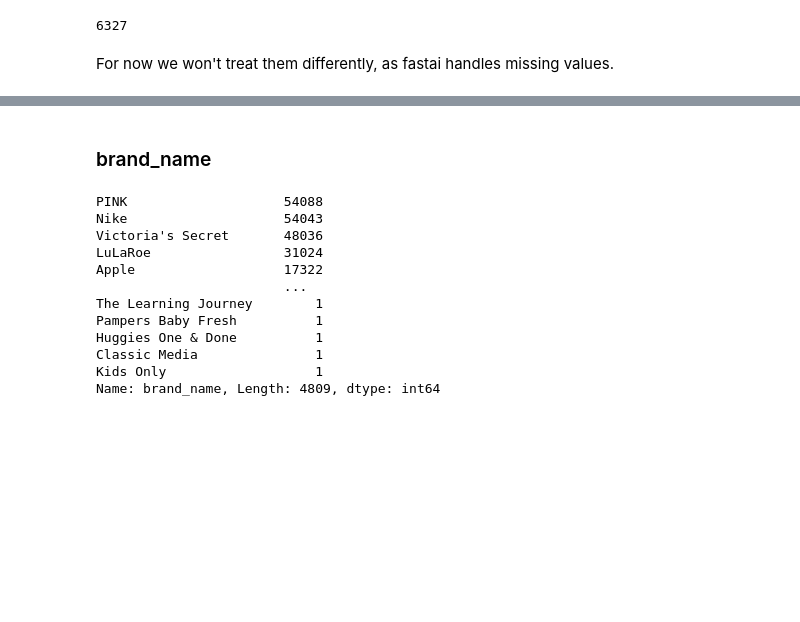
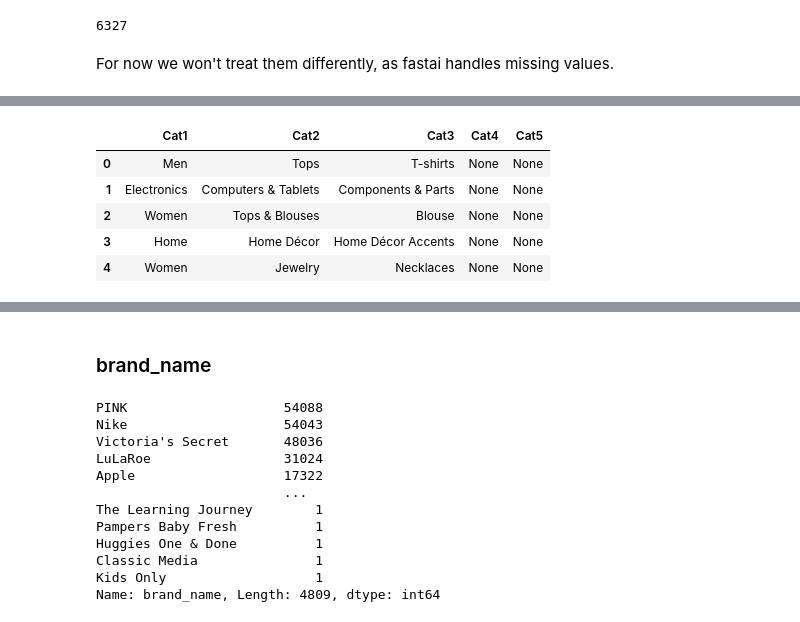
Before and after one commit to omlnaut/dynamic_pricing, a Jupyter notebook: nbs/01_data_exploration.ipynb, the cells around one changed output, grey strips where cells are left out. Saved outputs shown, nothing was run; the diff lists cells and outputs as text; code cells hidden in the pictures; blank space fills up the shorter version.

```diff
--- a/nbs/01_data_exploration.ipynb
+++ b/nbs/01_data_exploration.ipynb
@@ -78,0 +114,10 @@ categorical.append('category_name')
+# %%
+cat_df.rename(columns={0: 'Cat1', 1: 'Cat2', 2: 'Cat3', 3: 'Cat4', 4: 'Cat5'}, inplace=True)
+cat_df.head()
+# %% [output]
+|  | Cat1 | Cat2 | Cat3 | Cat4 | Cat5 |
+| 0 | Men | Tops | T-shirts | None | None |
+| 1 | Electronics | Computers & Tablets | Components & Parts | None | None |
+| 2 | Women | Tops & Blouses | Blouse | None | None |
+| 3 | Home | Home Décor | Home Décor Accents | None | None |
+| 4 | Women | Jewelry | Necklaces | None | None |
```
Also changed, not shown: parts of 11 cells of this notebook, 3 other files.
